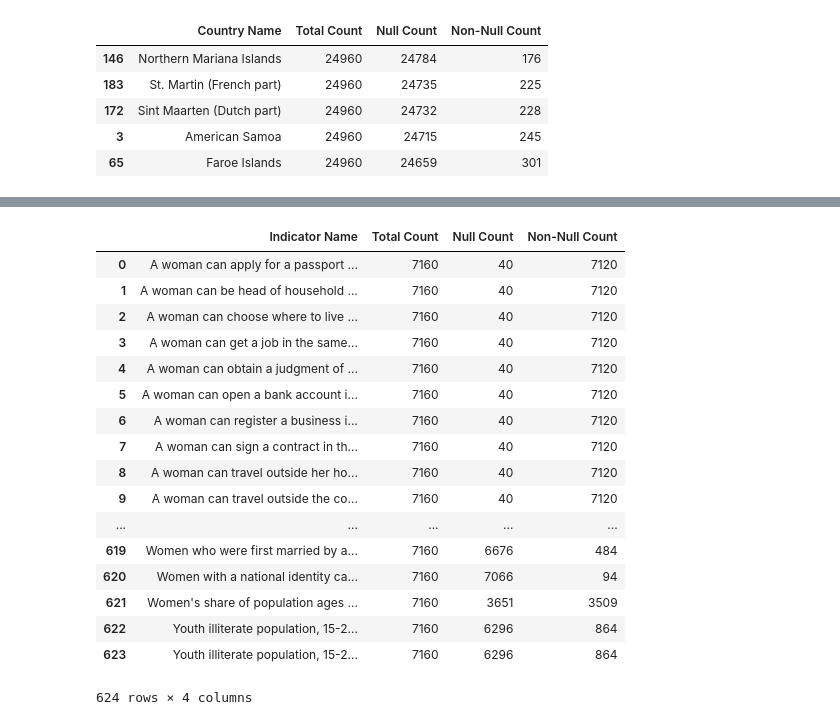
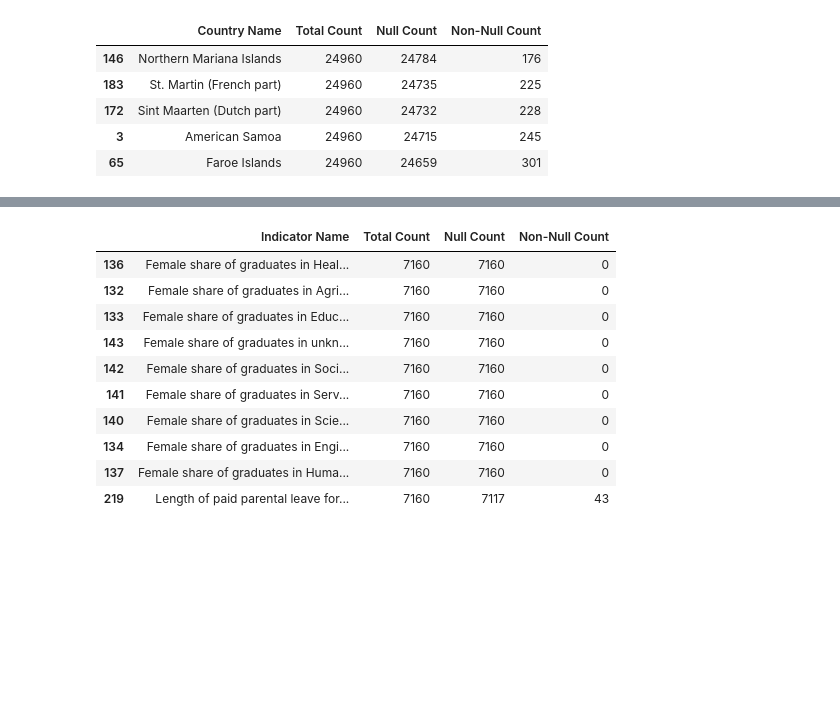
Before and after one commit to sinchita-sdq/WorldBankStats_Analysis, a Jupyter notebook: World Bank Gender Statistics.ipynb, the cells around one changed output, grey strips where cells are left out. Saved outputs shown, nothing was run; the diff lists cells and outputs as text; code cells hidden in the pictures; blank space fills up the shorter version.

```diff
--- a/World Bank Gender Statistics.ipynb
+++ b/World Bank Gender Statistics.ipynb
@@ -236,25 +166,19 @@ null_check
 # %%
-null_df = pd.DataFrame.from_dict(null_check, orient='index')
-null_df.reset_index(inplace=True)
+indicator_ndf = pd.DataFrame.from_dict(null_check, orient='index')
+indicator_ndf.reset_index(inplace=True)
 col_names = ['Indicator Name','Total Count','Null Count','Non-Null Count']
-null_df.columns = col_names
-null_df
+indicator_ndf.columns = col_names
+indicator_ndf.sort_values(['Null Count'], ascending=False, inplace=True)
+indicator_ndf.head(10)
 # %% [output]
 |  | Indicator Name | Total Count | Null Count | Non-Null Count |
-| 0 | A woman can apply for a passport ... | 7160 | 40 | 7120 |
-| 1 | A woman can be head of household ... | 7160 | 40 | 7120 |
-| 2 | A woman can choose where to live ... | 7160 | 40 | 7120 |
-| 3 | A woman can get a job in the same... | 7160 | 40 | 7120 |
-| 4 | A woman can obtain a judgment of ... | 7160 | 40 | 7120 |
-| 5 | A woman can open a bank account i... | 7160 | 40 | 7120 |
-| 6 | A woman can register a business i... | 7160 | 40 | 7120 |
-| 7 | A woman can sign a contract in th... | 7160 | 40 | 7120 |
-| 8 | A woman can travel outside her ho... | 7160 | 40 | 7120 |
-| 9 | A woman can travel outside the co... | 7160 | 40 | 7120 |
-| ... | ... | ... | ... | ... |
-| 619 | Women who were first married by a... | 7160 | 6676 | 484 |
-| 620 | Women with a national identity ca... | 7160 | 7066 | 94 |
-| 621 | Women's share of population ages ... | 7160 | 3651 | 3509 |
-| 622 | Youth illiterate population, 15-2... | 7160 | 6296 | 864 |
-| 623 | Youth illiterate population, 15-2... | 7160 | 6296 | 864 |
+| 136 | Female share of graduates in Heal... | 7160 | 7160 | 0 |
+| 132 | Female share of graduates in Agri... | 7160 | 7160 | 0 |
+| 133 | Female share of graduates in Educ... | 7160 | 7160 | 0 |
+| 143 | Female share of graduates in unkn... | 7160 | 7160 | 0 |
+| 142 | Female share of graduates in Soci... | 7160 | 7160 | 0 |
+| 141 | Female share of graduates in Serv... | 7160 | 7160 | 0 |
+| 140 | Female share of graduates in Scie... | 7160 | 7160 | 0 |
+| 134 | Female share of graduates in Engi... | 7160 | 7160 | 0 |
+| 137 | Female share of graduates in Huma... | 7160 | 7160 | 0 |
+| 219 | Length of paid parental leave for... | 7160 | 7117 | 43 |
-624 rows × 4 columns
```
Also changed, not shown: parts of 28 cells of this notebook.
